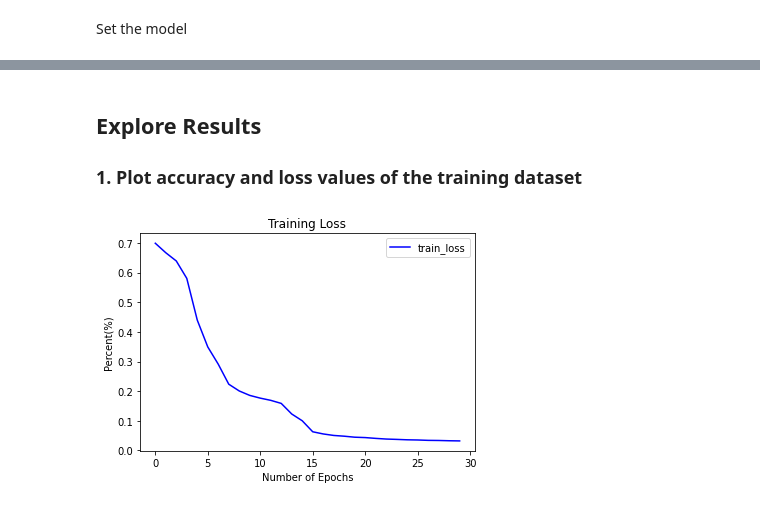
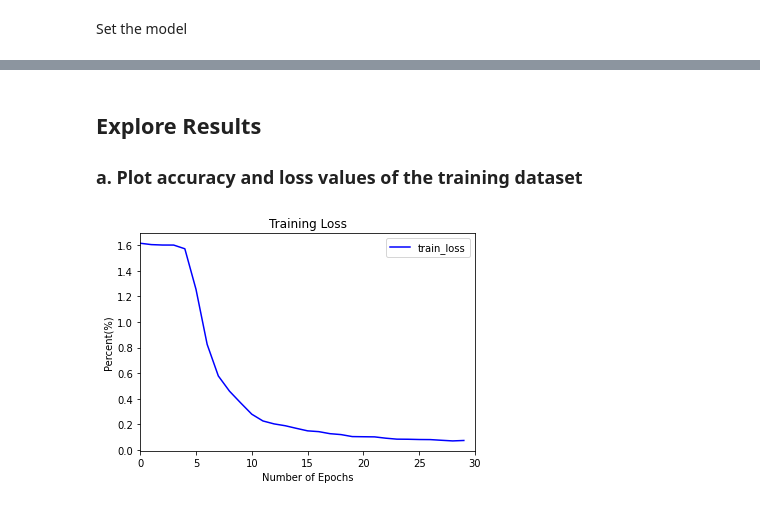
Before and after one commit to omicscodeathon/ml_sarscov2, a Jupyter notebook: notebook/notebook.ipynb, the cells around one changed output, grey strips where cells are left out. Cells and saved outputs as stored; diff of their text form; code cells hidden in the pictures.

```diff
--- a/notebook/notebook.ipynb
+++ b/notebook/notebook.ipynb
@@ -97,7 +119,5 @@ omicron - 4
 # %%
-variant = {"gamma" : 0, "delta" : 1, "beta" : 2, "alpha" : 3, "omicron":4}
-
-dataset_2["Variant_Id"] = dataset_2["Variant_Id"].map(variant)
+variant_to_numerical(dataset_2)
 
 dataset_2.head()
 # %% [output]
@@ -192,6 +187,6 @@ def getKmers(sequence, size=4):
 #call function to encode the sequences and convert to array form
 #X_mine_data_kmer = np.array(encode_seq(dataset_2))
 
-#np.save("my_array", X_mine_data_kmer )
+#np.save("../../my_array", X_mine_data_kmer) #just setting DIR where to store this. Next time no need to run the process again
 
-X_mine_data_kmer_2 = np.load("my_array.npy")
+X_mine_data_kmer_2 = np.load("../../my_array.npy")
@@ -207,8 +209,8 @@ y_mine_kmer_2 = dataset_2['Variant_Id']
 Split the dataset into training and validation (80:20) ration.
 # %%
 #Split dataset into training and validation
-#X_train, X_test, y_train, y_test = train_test_split(X_mine_data_kmer_2, y_mine_kmer_2, random_state = 42, stratify = y_mine_kmer_2)
+X_train, X_test, y_train, y_test = train_test_split(X_mine_data_kmer_2, y_mine_kmer_2, random_state = 42, stratify = y_mine_kmer_2)
 
 #have the data in tensor-readable form. I also don't know what that means.
-#y_train = keras.utils.np_utils.to_categorical(y_train)
-#y_test = keras.utils.np_utils.to_categorical(y_test)
+y_train = keras.utils.np_utils.to_categorical(y_train)
+y_test = keras.utils.np_utils.to_categorical(y_test)
@@ -264,6 +292,7 @@ NameError: name 'X_mine_data_kmer_2' is not defined
 # %%
 early_stop = keras.callbacks.EarlyStopping(monitor = 'val_accuracy', min_delta = 0.0005, patience=8,
                                            restore_best_weights=True )
-history = cnn_model.fit(X_train, y_train, batch_size = 1000, validation_data=(X_test, y_test),
-                        epochs=50)
+
+history = cnn_model_c.fit(X_train, y_train, batch_size = 1000, validation_data=(X_test, y_test),
+                        epochs=30)
 # %% [output]
@@ -283,19 +323,20 @@ cnn_model_loaded = joblib.load(filename)
 # %% [markdown]
 ## Explore Results
 
-### 1. Plot accuracy and loss values of the training dataset
+### a. Plot accuracy and loss values of the training dataset
 # %%
 # Plot the loss and accuracy curves for training
 
 import matplotlib.pyplot as plt
 plt.plot(history.history['loss'], color='b', label="train_loss")
 plt.title("Training Loss")
 plt.xlabel("Number of Epochs")
 plt.ylabel("Percent(%)")
+plt.xlim(0,30)
 plt.legend()
 plt.savefig("training_loss.png")
 # %% [output]
-[figure, old version]
+[figure, new version]
 # %%
 # Plot the test accuracy
 
```
Also changed, not shown: parts of 44 cells of this notebook, 6 other files.
